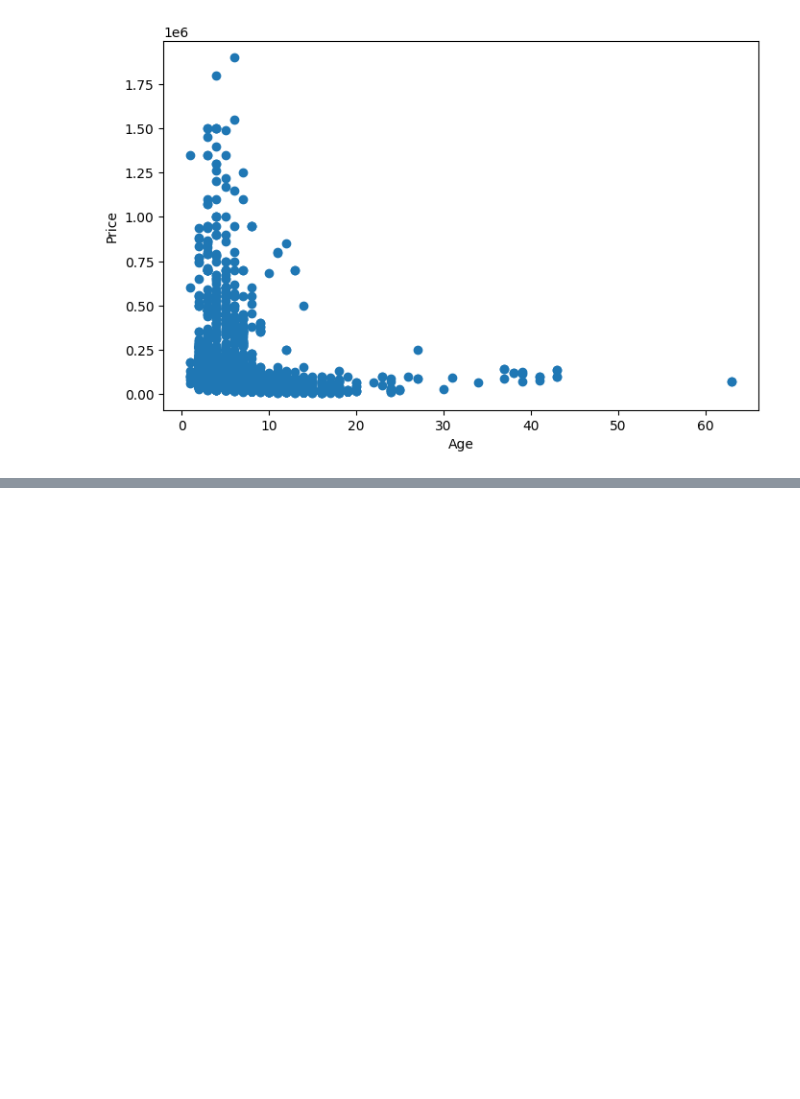
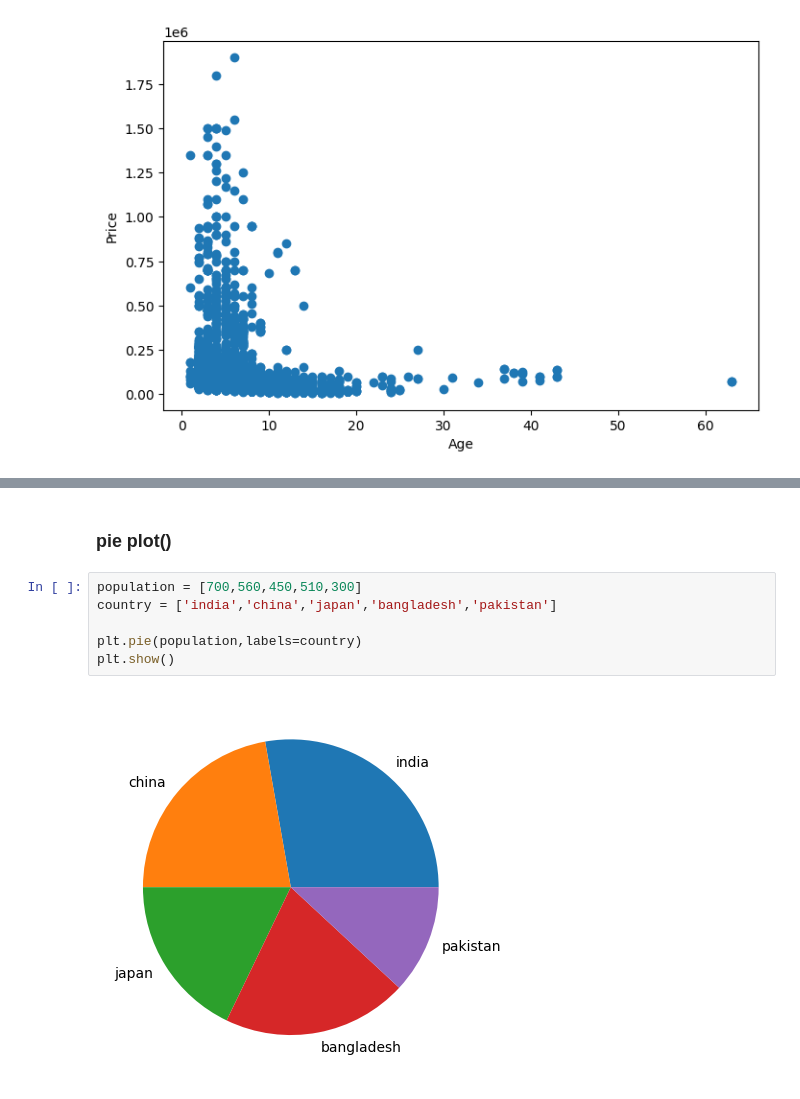
Before and after one commit to upflairs-pvt-ltd/18_june_DS, a Jupyter notebook: Matplotlib.ipynb, the cells around one changed output, grey strips where cells are left out. Drawn from its saved outputs; the diff is of its cells as text; blank space fills up the shorter version.

```diff
--- a/Matplotlib.ipynb
+++ b/Matplotlib.ipynb
@@ -200,0 +236,10 @@ numpy , pandas , matplotlib
+# %% [markdown]
+### pie plot()
+# %%
+population = [700,560,450,510,300]
+country = ['india','china','japan','bangladesh','pakistan']
+
+plt.pie(population,labels=country)
+plt.show()
+# %% [output]
+[figure, added]
```
Also changed, not shown: parts of 15 cells of this notebook, 1 other file.
